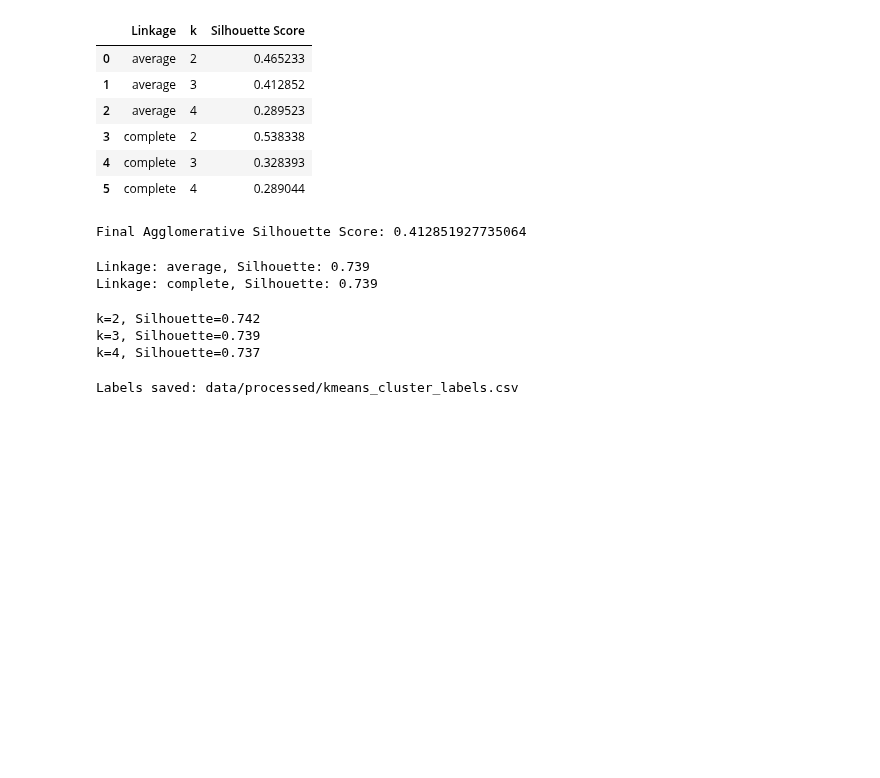
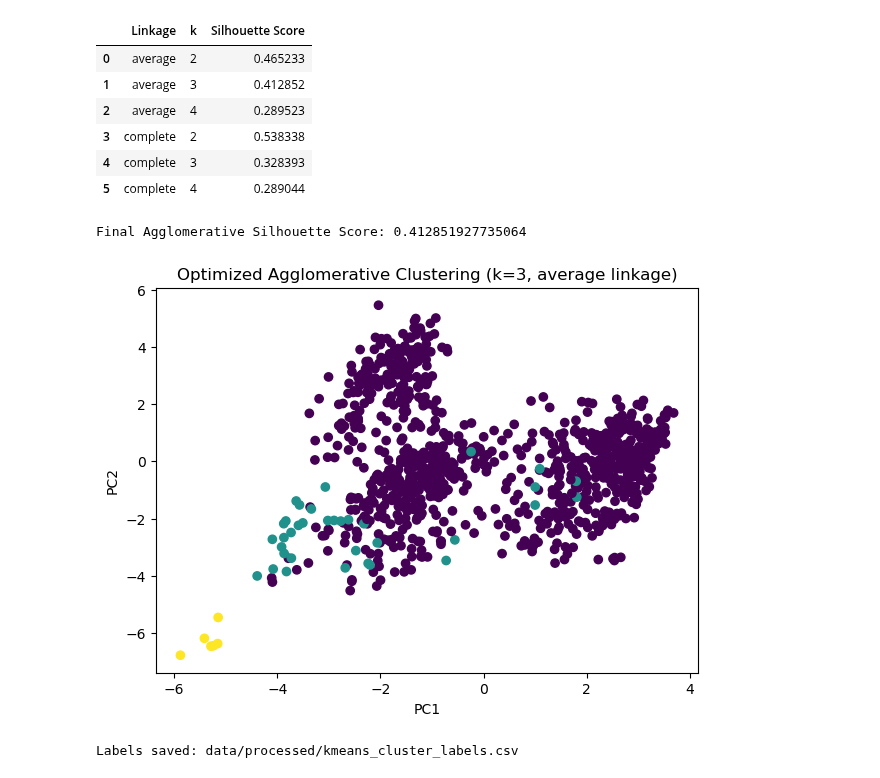
Before and after one commit to alberehap/Project-ML, a Jupyter notebook: unsupervised_models.ipynb, the cells around one changed output. Drawn from its saved outputs; the diff is of its cells as text; code cells hidden in the pictures; blank space fills up the shorter version.

```diff
--- a/unsupervised_models.ipynb
+++ b/unsupervised_models.ipynb
@@ -254,27 +254,14 @@ print("Final Agglomerative Silhouette Score:", agg_silhouette)
 # %% [output]
 Final Agglomerative Silhouette Score: 0.412851927735064
 # %%
-from sklearn.cluster import AgglomerativeClustering
-from sklearn.metrics import silhouette_score
-
-for linkage in ['average', 'complete']:
-    agg = AgglomerativeClustering(n_clusters=3, linkage=linkage)
-    labels = agg.fit_predict(df_pca)
-    score = silhouette_score(df_pca, labels)
-    print(f"Linkage: {linkage}, Silhouette: {score:.3f}")
+plt.figure(figsize=(7,5))
+plt.scatter(df_pca_5[:,0], df_pca_5[:,1], c=agg_labels)
+plt.title("Optimized Agglomerative Clustering (k=3, average linkage)")
+plt.xlabel("PC1")
+plt.ylabel("PC2")
+plt.show()
 # %% [output]
-Linkage: average, Silhouette: 0.739
-Linkage: complete, Silhouette: 0.739
+[figure, added]
-# %%
-for k in [2, 3, 4]:
-    agg = AgglomerativeClustering(n_clusters=k, linkage='average')
-    labels = agg.fit_predict(df_pca)
-    score = silhouette_score(df_pca, labels)
-    print(f"k={k}, Silhouette={score:.3f}")
-# %% [output]
-k=2, Silhouette=0.742
-k=3, Silhouette=0.739
-k=4, Silhouette=0.737
 # %%
 # Save cluster labels
 pd.DataFrame({'Cluster': cluster_labels}).to_csv('data/processed/kmeans_cluster_labels.csv', index=False)
```
Also changed, not shown: parts of 18 cells of this notebook.
